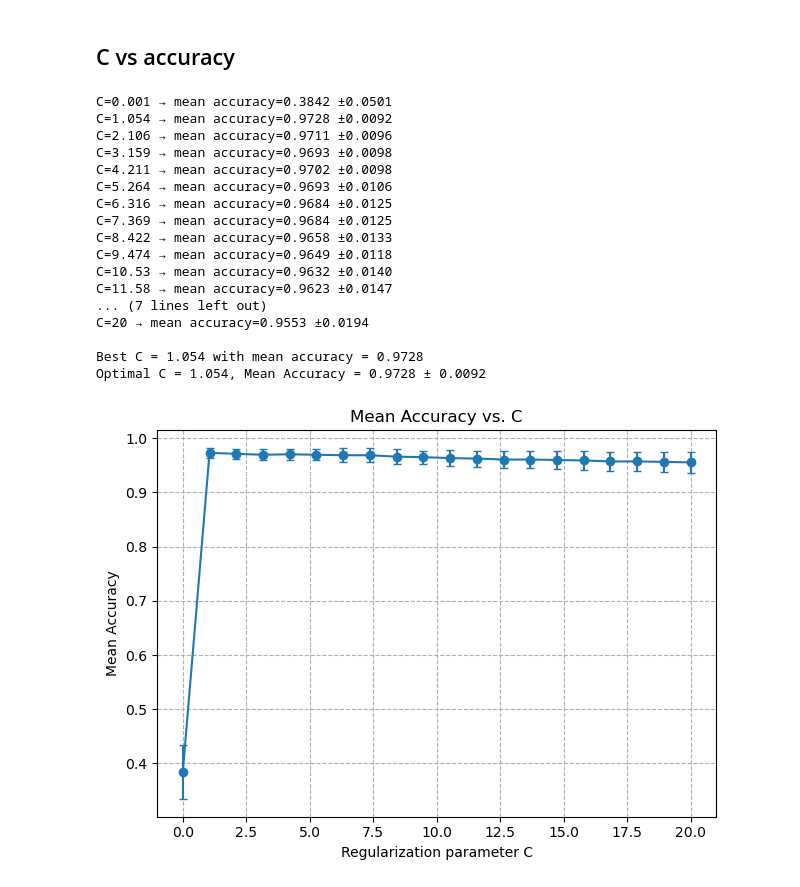
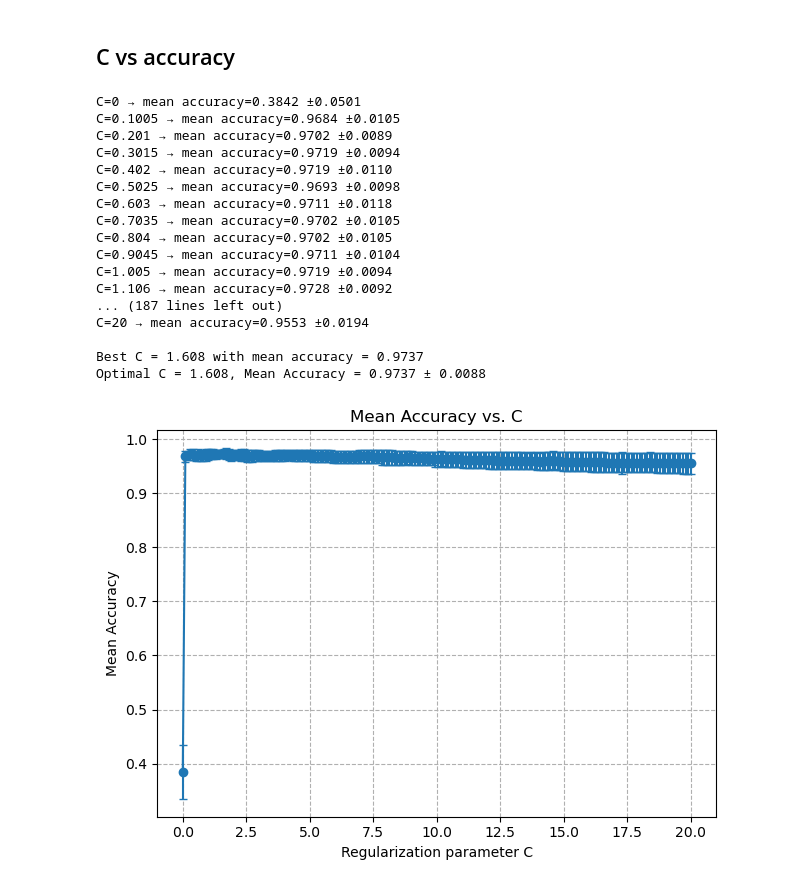
Before and after one commit to jswistak/optimization-project, a Jupyter notebook: test.ipynb, the cells around one changed output. Saved outputs shown, nothing was run; the diff lists cells and outputs as text; code cells hidden in the pictures.

```diff
--- a/test.ipynb
+++ b/test.ipynb
@@ -118,39 +164,39 @@ Optimal C = 20, Mean Log-Loss = 0.0245 ± 0.1747
 ## C vs accuracy
 # %%
 # Define grid of C values
-Cs = np.linspace(0.001, 20, 20)
+Cs = np.linspace(0, 20, 200)
 
 # Run experiment
 Cs_arr, mean_acc, std_acc = run_c_experiment_accuracy(
     Cs=Cs,
     method='L-BFGS-B',
     n_repeats=10,
     test_size=0.2,
     random_seed=0
 )
 
 # Identify best C
 best_idx = np.argmax(mean_acc)
 print(f"Optimal C = {Cs_arr[best_idx]:.4g}, Mean Accuracy = {mean_acc[best_idx]:.4f} ± {std_acc[best_idx]:.4f}")
 
 # Plot
 plot_mean_accuracy_vs_C(Cs_arr, mean_acc, std_acc)
 # %% [output]
-C=0.001 → mean accuracy=0.3842 ±0.0501
-C=1.054 → mean accuracy=0.9728 ±0.0092
-C=2.106 → mean accuracy=0.9711 ±0.0096
-C=3.159 → mean accuracy=0.9693 ±0.0098
-C=4.211 → mean accuracy=0.9702 ±0.0098
-C=5.264 → mean accuracy=0.9693 ±0.0106
-C=6.316 → mean accuracy=0.9684 ±0.0125
-C=7.369 → mean accuracy=0.9684 ±0.0125
-C=8.422 → mean accuracy=0.9658 ±0.0133
-C=9.474 → mean accuracy=0.9649 ±0.0118
-C=10.53 → mean accuracy=0.9632 ±0.0140
-C=11.58 → mean accuracy=0.9623 ±0.0147
-... (7 lines left out)
+C=0 → mean accuracy=0.3842 ±0.0501
+C=0.1005 → mean accuracy=0.9684 ±0.0105
+C=0.201 → mean accuracy=0.9702 ±0.0089
+C=0.3015 → mean accuracy=0.9719 ±0.0094
+C=0.402 → mean accuracy=0.9719 ±0.0110
+C=0.5025 → mean accuracy=0.9693 ±0.0098
+C=0.603 → mean accuracy=0.9711 ±0.0118
+C=0.7035 → mean accuracy=0.9702 ±0.0105
+C=0.804 → mean accuracy=0.9702 ±0.0105
+C=0.9045 → mean accuracy=0.9711 ±0.0104
+C=1.005 → mean accuracy=0.9719 ±0.0094
+C=1.106 → mean accuracy=0.9728 ±0.0092
+... (187 lines left out)
 C=20 → mean accuracy=0.9553 ±0.0194
 
-Best C = 1.054 with mean accuracy = 0.9728
-Optimal C = 1.054, Mean Accuracy = 0.9728 ± 0.0092
+Best C = 1.608 with mean accuracy = 0.9737
+Optimal C = 1.608, Mean Accuracy = 0.9737 ± 0.0088
-[figure, old version]
+[figure, new version]
```
Also changed, not shown: parts of 9 cells of this notebook, 1 other file.
